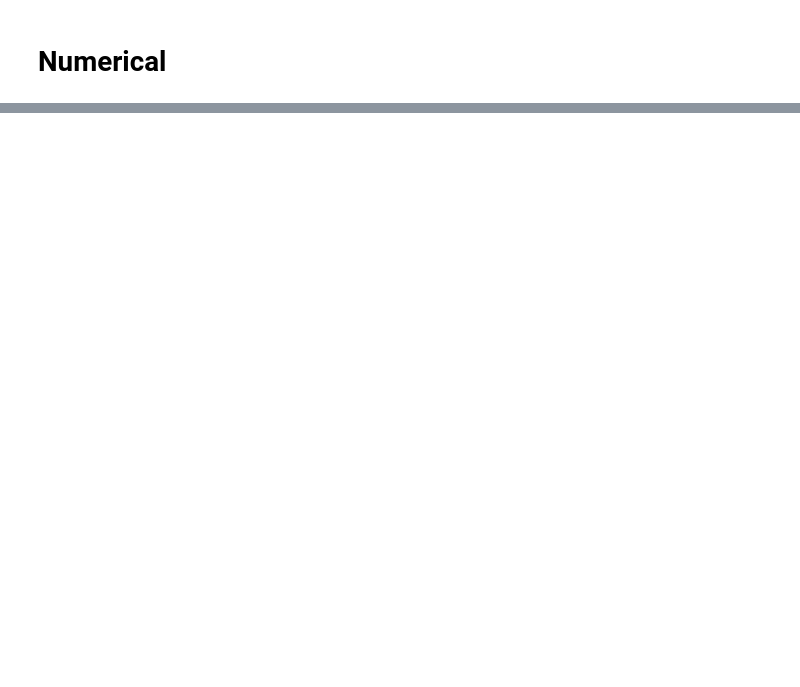
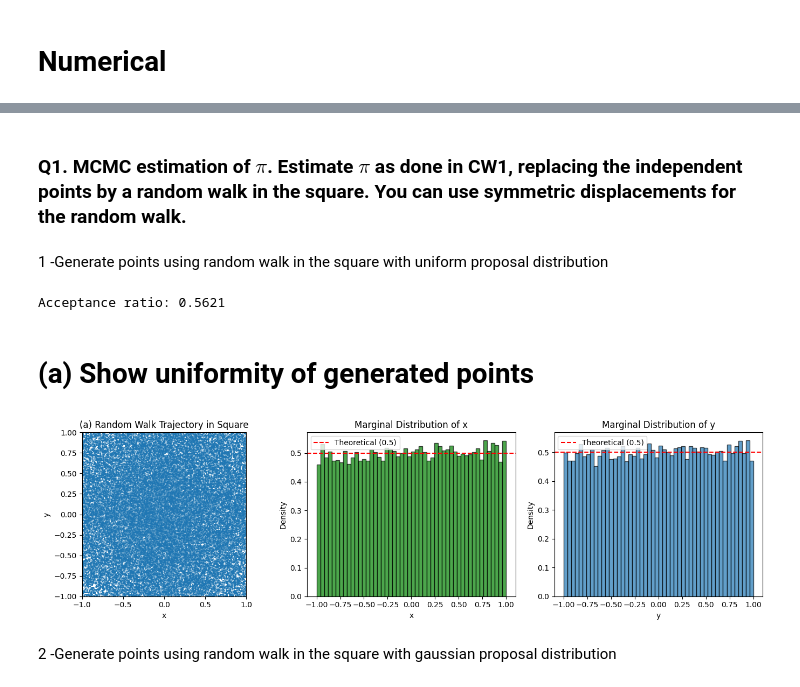
Before and after one commit to MELAI-1/MY-PROJECT, a Jupyter notebook: MCMC/Melvin_MC4ML_Assignment_02.ipynb, the cells around one changed output, grey strips where cells are left out. Saved outputs shown, nothing was run; the diff lists cells and outputs as text; code cells hidden in the pictures; blank space fills up the shorter version.

```diff
--- a/MCMC/Melvin_MC4ML_Assignment_02.ipynb
+++ b/MCMC/Melvin_MC4ML_Assignment_02.ipynb
@@ -1126,0 +41,66 @@ plt.show()
+# %% [markdown]
+### Q1. **MCMC estimation of $\pi$**. Estimate $\pi$ as done in CW1, replacing the independent points by a random walk in the square. You can use symmetric displacements for the random walk.
+# %% [markdown]
+1 -Generate points using random walk in the square with uniform proposal distribution
+# %%
+# (a) Generate points using random walk in the square and show uniformity
+niter = 10**5
+x, y = 0.0, 0.0  # Initial position
+trajectory = []
+accepted = 0
+sigma = 0.5  # Standard deviation for symmetric displacement (uniform distribution)
+
+for i in range(niter):
+    # Propose new position using symmetric uniform distribution  displacement
+    x_prop = x + np. random.uniform(-1, 1)
+    y_prop = y + np. random.uniform(-1, 1)
+
+    # Accept only if within square [-1, 1] x [-1, 1]
+    if -1 <= x_prop <= 1 and -1 <= y_prop <= 1:
+        x, y = x_prop, y_prop
+        accepted += 1
+
+    trajectory.append([x, y])
+
+trajectory = np.array(trajectory)
+acceptance_ratio = accepted / niter
+
+print(f"Acceptance ratio: {acceptance_ratio:.4f}")
+# %% [output]
+Acceptance ratio: 0.5621
+# %% [markdown]
+# (a) Show uniformity of generated points
+# %%
+plt.figure(figsize=(14, 4))
+
+plt.subplot(1, 3, 1)
+plt.scatter(trajectory[:, 0], trajectory[:, 1], alpha=0.3, s=1)
+plt.xlim(-1, 1)
+plt.ylim(-1, 1)
+plt.title("(a) Random Walk Trajectory in Square")
+plt.xlabel("x")
+plt.ylabel("y")
+plt.gca().set_aspect('equal')
+
+plt.subplot(1, 3, 2)
+plt.hist(trajectory[:, 0], bins=50, density=True, alpha=0.7, edgecolor='black',color='green')
+plt.axhline(0.5, color='r', linestyle='--', label='Theoretical (0.5)')
+plt.title("Marginal Distribution of x")
+plt.xlabel("x")
+plt.ylabel("Density")
+plt.legend()
+
+plt.subplot(1, 3, 3)
+plt.hist(trajectory[:, 1], bins=50, density=True, alpha=0.7, edgecolor='black')
+plt.axhline(0.5, color='r', linestyle='--', label='Theoretical (0.5)')
+plt.title("Marginal Distribution of y")
+plt.xlabel("y")
+plt.ylabel("Density")
+plt.legend()
+
+plt.tight_layout()
+plt.show()
+# %% [output]
+[figure, added]
+# %% [markdown]
+2 -Generate points using random walk in the square with gaussian proposal distribution
```
Also changed, not shown: parts of 68 cells of this notebook.
